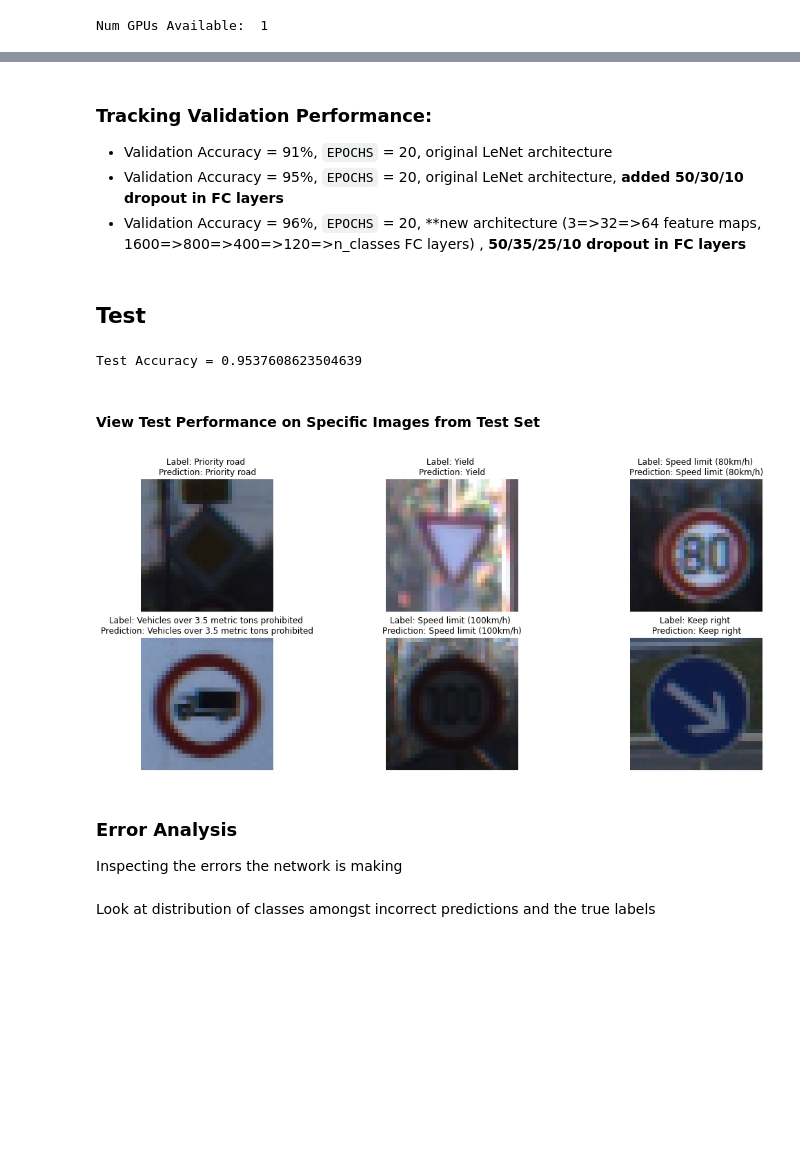
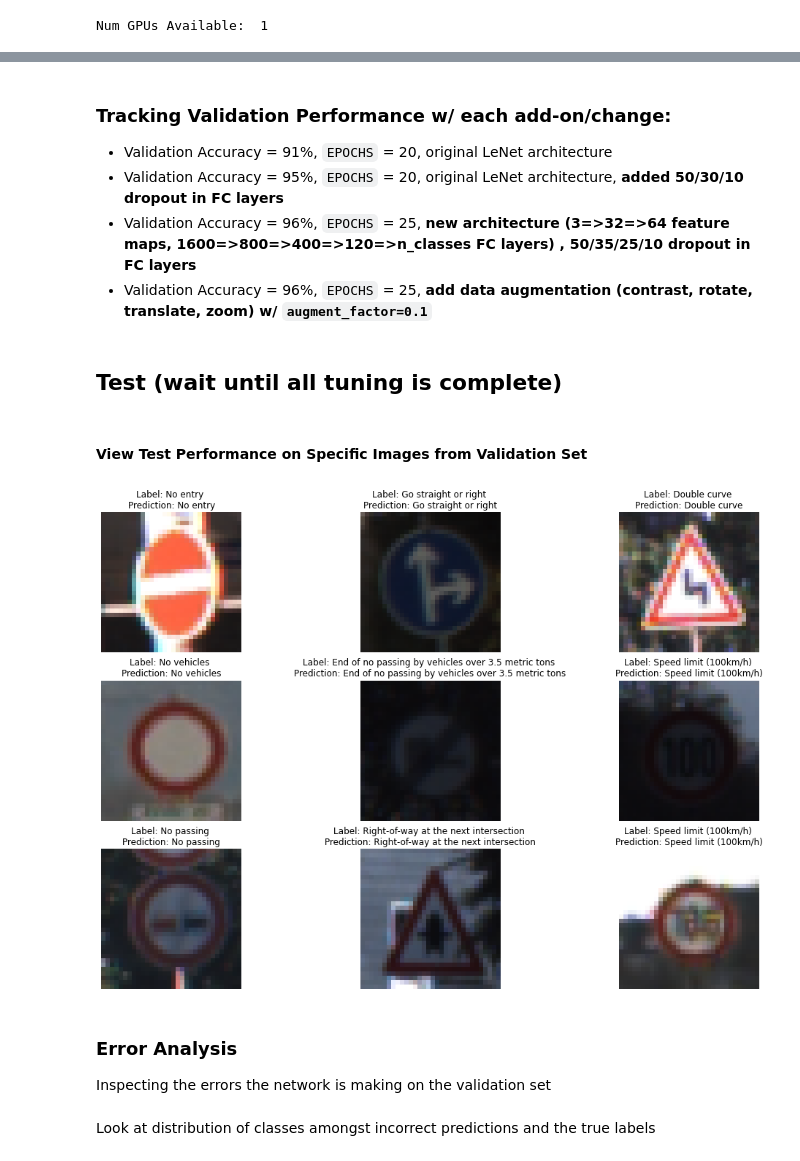
Before and after one commit to grantgasser/traffic-signs-classifier, a Jupyter notebook: traffic_sign_classifier.ipynb, the cells around one changed output, grey strips where cells are left out. Cells and saved outputs as stored; diff of their text form; code cells hidden in the pictures; blank space fills up the shorter version.

Commit message:
Add data augmentation and do more error analysis

```diff
--- a/traffic_sign_classifier.ipynb
+++ b/traffic_sign_classifier.ipynb
@@ -268,8 +295,42 @@ class LeNet(Model):
         # output layer
         self.out = layers.Dense(n_classes)
 
+
+    def augment(self, x, augment_factor=0.1):
+        """
+        This function adds data augmentation to the pipeline
+
+        Args:
+            x (tf tensor): input data
+            augment_factor (float (0, 1)): how much to augment the data as a percentage
+        """
+        # random augmentation (contrast, rotation, translation, zoom)
+        contrast_layer = layers.experimental.preprocessing.RandomContrast(augment_factor)
+        rotation_layer = layers.experimental.preprocessing.RandomRotation(factor=augment_factor)
+        translation_layer = layers.experimental.preprocessing.RandomTranslation(height_factor=augment_factor, width_factor=augment_factor)
+        zoom_layer = layers.experimental.preprocessing.RandomZoom(height_factor=augment_factor, width_factor=augment_factor)
+
+        # preprocess the data
+        # data augmentation
+        x = contrast_layer(x)
+        x = rotation_layer(x)
+        x = translation_layer(x)
+        x = zoom_layer(x)
+
+        return x
+
+
+    def normalize(self, x):
+        """This function normalizes the input data from 0-255 to 0-1"""
+        normalization_layer = layers.experimental.preprocessing.Rescaling(1./255)
+        return normalization_layer(x)
+
+
     def call(self, x, is_training=False):
         """The forward pass"""
+        if is_training:
+            x = self.augment(x)
+        x = self.normalize(x)
         x = tf.reshape(x, [-1, img_shape[0], img_shape[1], img_shape[2]])
         x = self.conv1(x)
         x = self.pool1(x)
@@ -417,36 +480,35 @@ plt.show()
 # %% [markdown]
-### Tracking Validation Performance:
+### Tracking Validation Performance w/ each add-on/change:
 - Validation Accuracy = 91%, `EPOCHS` = 20, original LeNet architecture
 - Validation Accuracy = 95%, `EPOCHS` = 20, original LeNet architecture, **added 50/30/10 dropout in FC layers**
-- Validation Accuracy = 96%, `EPOCHS` = 20, **new architecture (3=>32=>64 feature maps, 1600=>800=>400=>120=>n_classes FC layers) , **50/35/25/10 dropout in FC layers**
+- Validation Accuracy = 96%, `EPOCHS` = 25, **new architecture (3=>32=>64 feature maps, 1600=>800=>400=>120=>n_classes FC layers) , 50/35/25/10 dropout in FC layers**
+- Validation Accuracy = 96%, `EPOCHS` = 25, **add data augmentation (contrast, rotate, translate, zoom) w/ `augment_factor=0.1`**
-# %% [markdown]
-## Test
+# %% [markdown]
+## Test (wait until all tuning is complete)
 # %%
 # test
-test_preds = model(X_test, is_training=False)  # returns preds as logits
-test_accuracy = accuracy(test_preds, y_test)
-print(f'Test Accuracy = {test_accuracy}')
+# test_preds = model(X_test, is_training=False)  # returns preds as logits
+# test_accuracy = accuracy(test_preds, y_test)
+# print(f'Test Accuracy = {test_accuracy}')
-# %% [output]
-Test Accuracy = 0.9537608623504639
 # %% [markdown]
-#### View Test Performance on Specific Images from Test Set
+#### View Test Performance on Specific Images from Validation Set
 # %%
 plt.figure(figsize=(18, 12))
-for i in range(6):
-    rand_idx = np.random.randint(0, n_test)
+for i in range(9):
+    rand_idx = np.random.randint(0, n_valid)
 
     # get prediction
-    pred = model(X_test[rand_idx], is_training=False)
+    pred = model(X_valid[rand_idx], is_training=False)
 
     # plot random image and its label
     ax = plt.subplot(3, 3, i + 1)
-    plt.imshow(X_test[rand_idx])
-    plt.title(f'Label: {signnames.iloc[y_test[rand_idx]]["SignName"]} \nPrediction: {signnames.iloc[pred.numpy().argmax()]["SignName"]}')
+    plt.imshow(X_valid[rand_idx])
+    plt.title(f'Label: {signnames.iloc[y_valid[rand_idx]]["SignName"]} \nPrediction: {signnames.iloc[pred.numpy().argmax()]["SignName"]}')
     plt.axis("off")
     plt.savefig('./doc_images/test.png')
 # %% [output]
-[figure, old version]
+[figure, new version]
 # %% [markdown]
 ### Error Analysis
-Inspecting the errors the network is making
+Inspecting the errors the network is making on the validation set
 # %%
```
Also changed, not shown: parts of 31 cells of this notebook, 5 other files.
